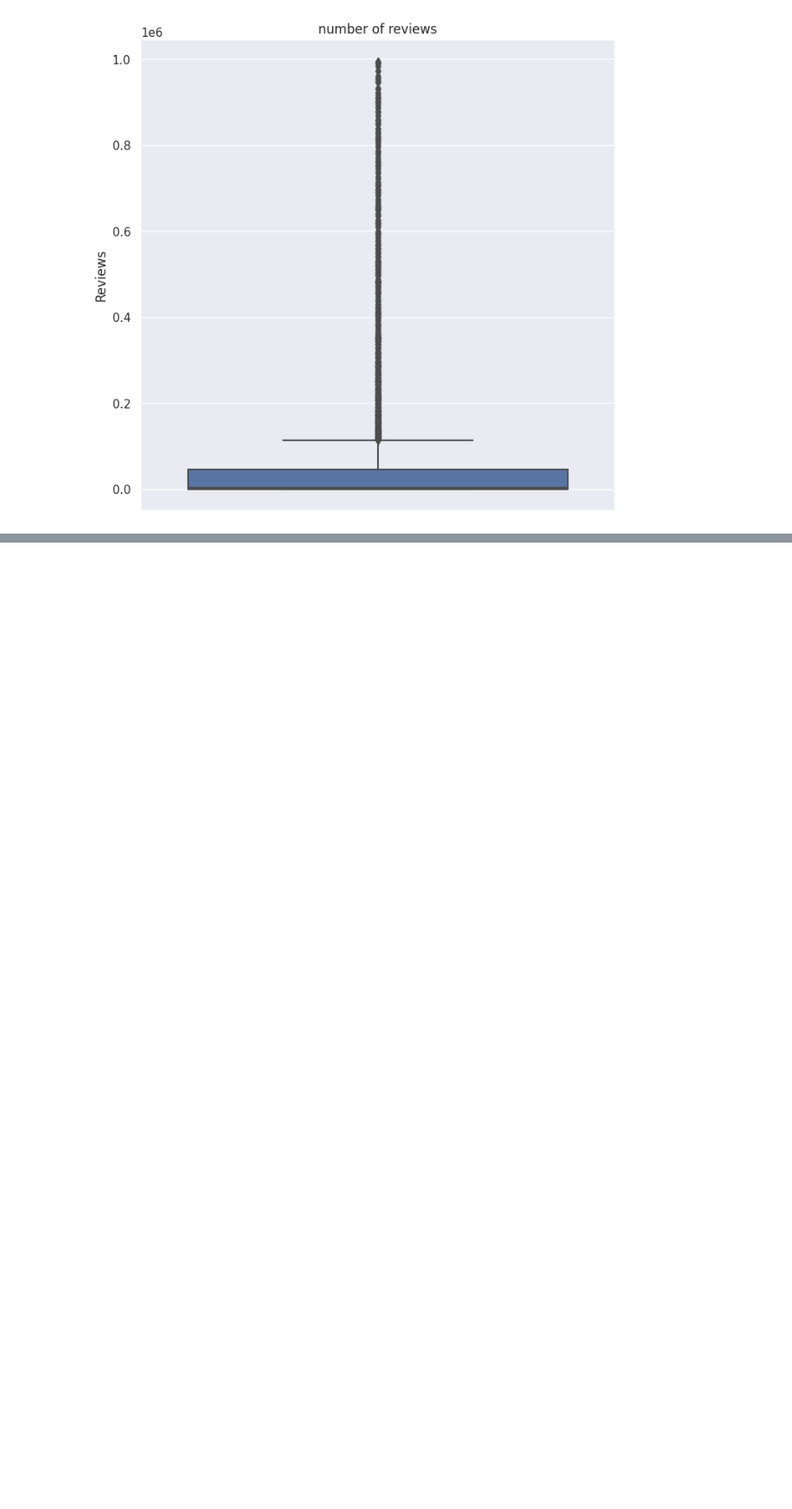
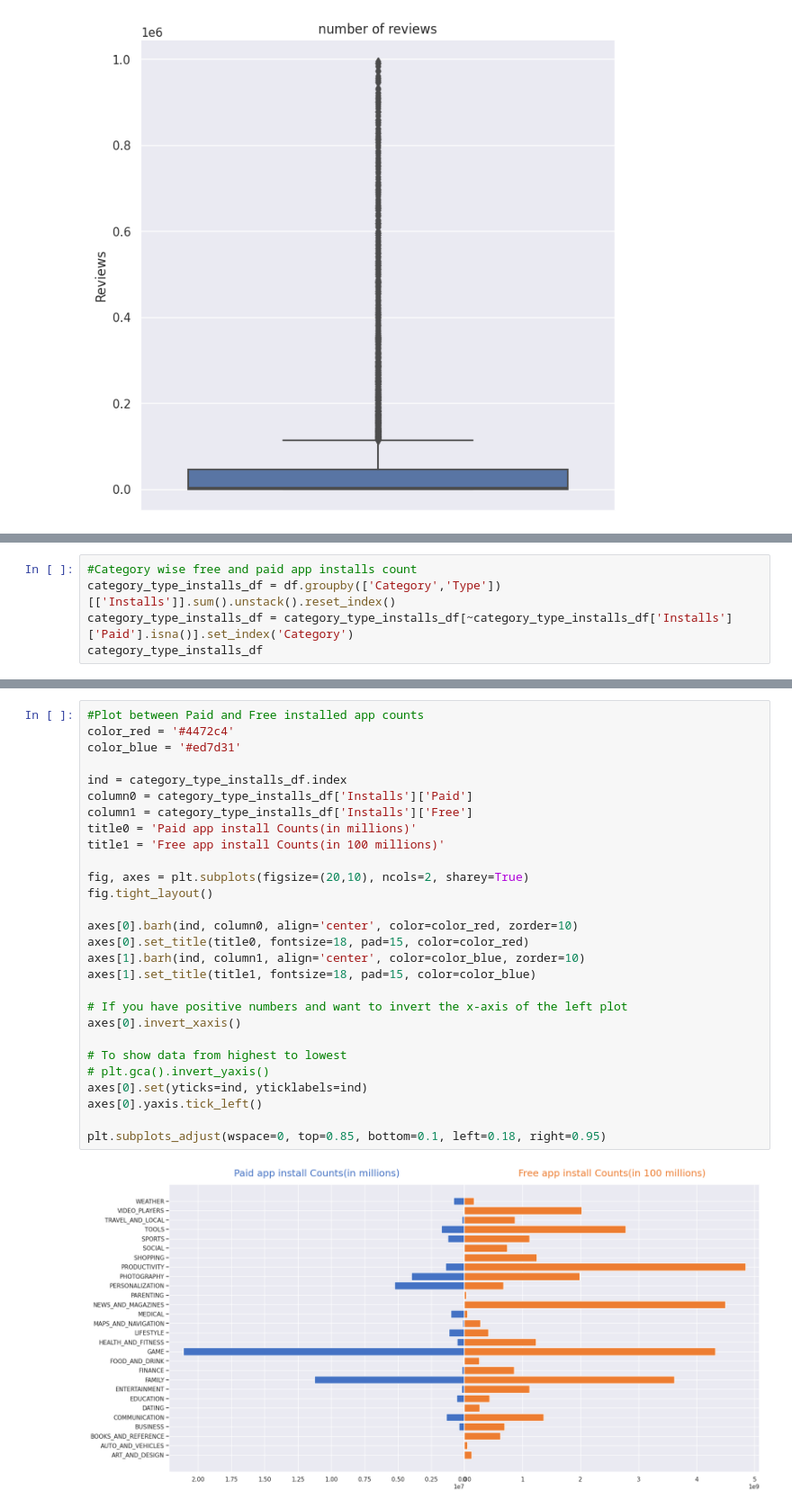
Before and after one commit to VishalKamde/EDA-PROJECT, a Jupyter notebook: Play_Store_App_Review_Analysis_Capstone_Project_Vishal_Kamde.ipynb, the cells around one changed output, grey strips where cells are left out. Shown at 90% size. Drawn from its saved outputs; the diff is of its cells as text; blank space fills up the shorter version.

```diff
--- a/Play_Store_App_Review_Analysis_Capstone_Project_Vishal_Kamde.ipynb
+++ b/Play_Store_App_Review_Analysis_Capstone_Project_Vishal_Kamde.ipynb
@@ -661,0 +726,5 @@ plt.show()
+# %%
+#Category wise free and paid app installs count
+category_type_installs_df = df.groupby(['Category','Type'])[['Installs']].sum().unstack().reset_index()
+category_type_installs_df = category_type_installs_df[~category_type_installs_df['Installs']['Paid'].isna()].set_index('Category')
+category_type_installs_df
@@ -661,0 +751,30 @@ plt.show()
+# %%
+#Plot between Paid and Free installed app counts
+color_red = '#4472c4'
+color_blue = '#ed7d31'
+
+ind = category_type_installs_df.index
+column0 = category_type_installs_df['Installs']['Paid']
+column1 = category_type_installs_df['Installs']['Free']
+title0 = 'Paid app install Counts(in millions)'
+title1 = 'Free app install Counts(in 100 millions)'
+
+fig, axes = plt.subplots(figsize=(20,10), ncols=2, sharey=True)
+fig.tight_layout()
+
+axes[0].barh(ind, column0, align='center', color=color_red, zorder=10)
+axes[0].set_title(title0, fontsize=18, pad=15, color=color_red)
+axes[1].barh(ind, column1, align='center', color=color_blue, zorder=10)
+axes[1].set_title(title1, fontsize=18, pad=15, color=color_blue)
+
+# If you have positive numbers and want to invert the x-axis of the left plot
+axes[0].invert_xaxis()
+
+# To show data from highest to lowest
+# plt.gca().invert_yaxis()
+axes[0].set(yticks=ind, yticklabels=ind)
+axes[0].yaxis.tick_left()
+
+plt.subplots_adjust(wspace=0, top=0.85, bottom=0.1, left=0.18, right=0.95)
+# %% [output]
+[figure, added]
```
Also changed, not shown: parts of 7 cells of this notebook.
